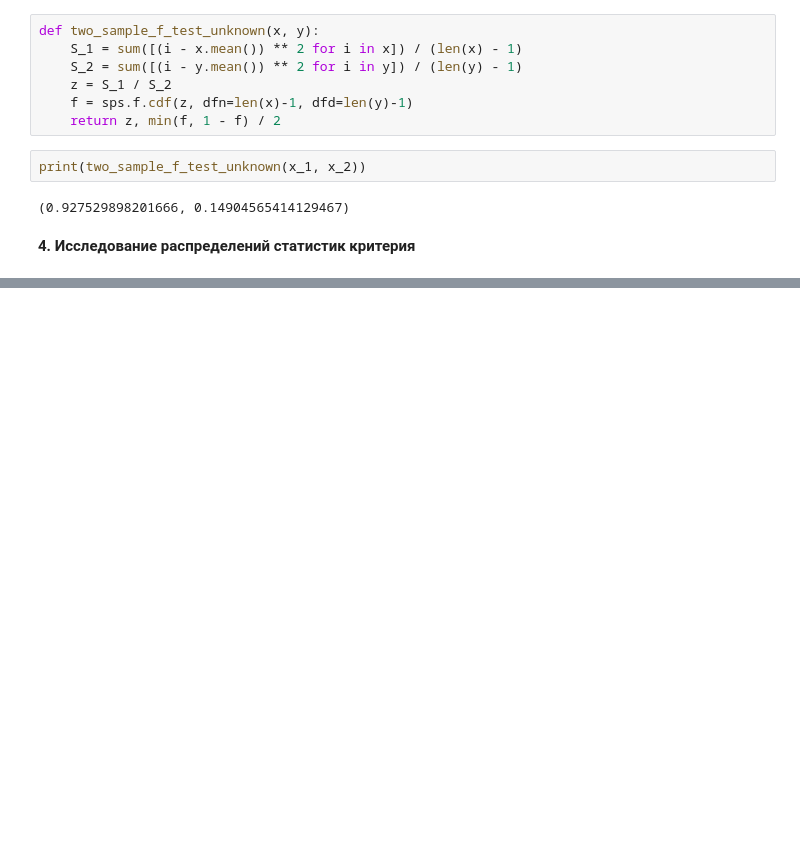
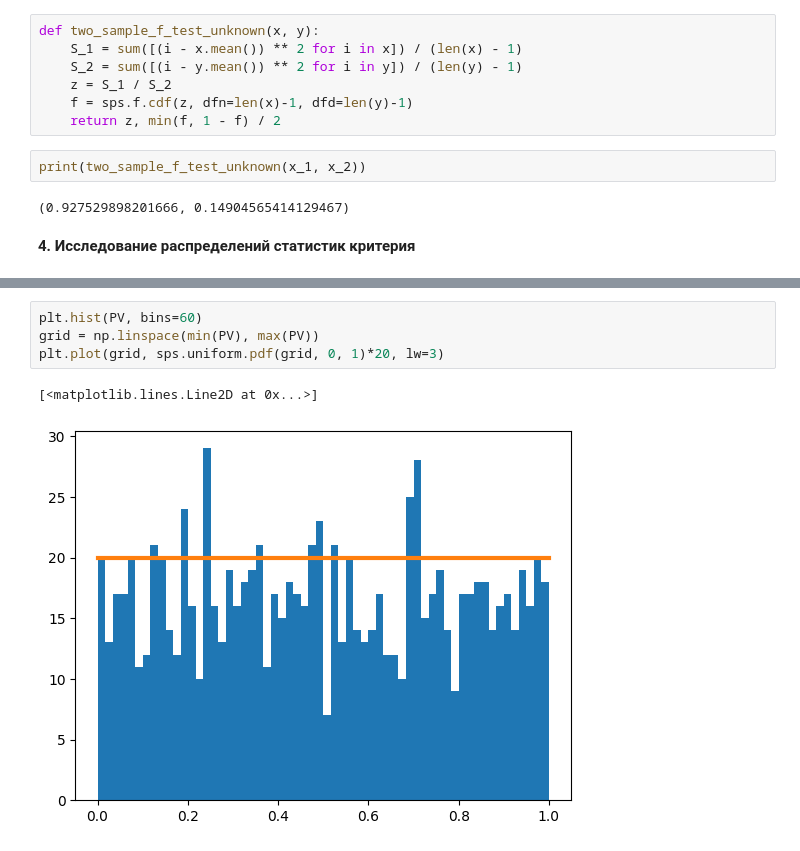
Before and after one commit to Calmegi/matstat, a Jupyter notebook: lab1/lab1.ipynb, the cells around one changed output, grey strips where cells are left out. Cells and saved outputs as stored; diff of their text form; blank space fills up the shorter version.

```diff
--- a/lab1/lab1.ipynb
+++ b/lab1/lab1.ipynb
@@ -160,0 +188,7 @@ TypeError: _parse_args_rvs() got an unexpected keyword argument 'df'
+# %%
+plt.hist(PV, bins=60)
+grid = np.linspace(min(PV), max(PV))
+plt.plot(grid, sps.uniform.pdf(grid, 0, 1)*20, lw=3)
+# %% [output]
+[<matplotlib.lines.Line2D at 0x...>]
+[figure, added]
```
Also changed, not shown: parts of 5 cells of this notebook.
